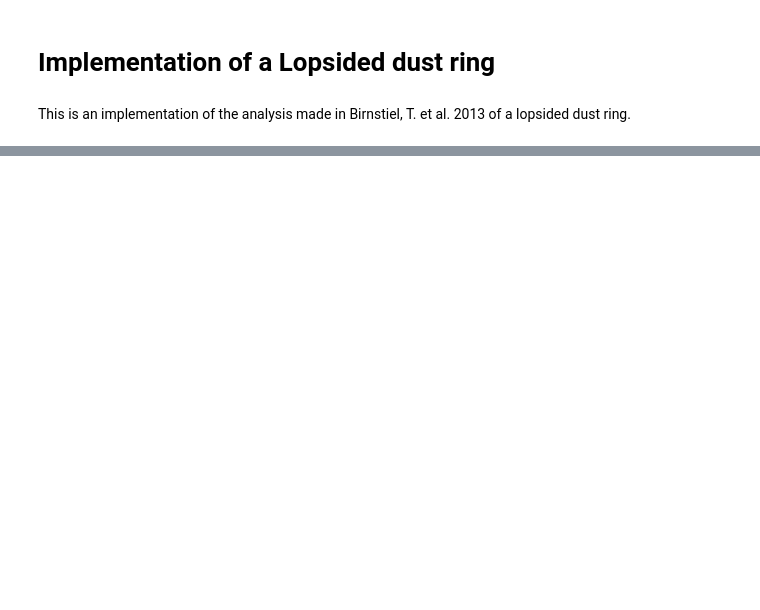
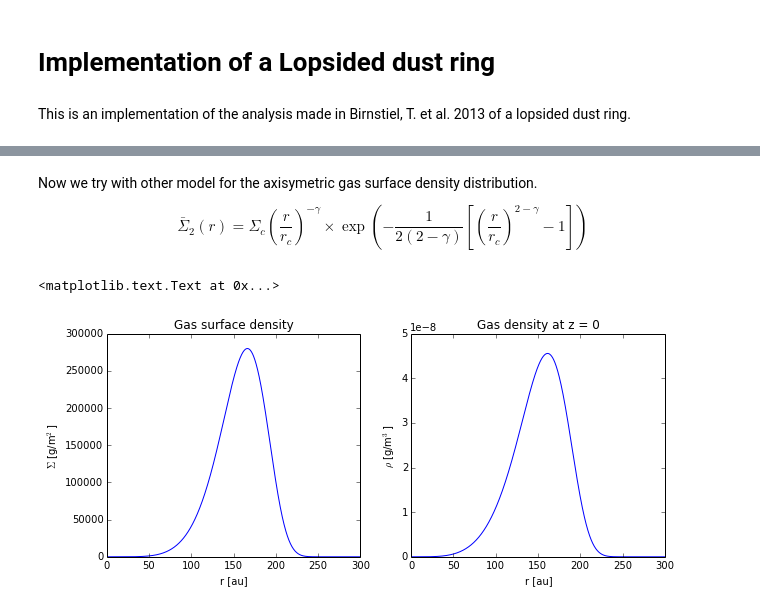
Before and after one commit to SebaMarino/ipython-notes, a Jupyter notebook: Lopsided dust ring.ipynb, the cells around one changed output, grey strips where cells are left out. Cells and saved outputs as stored; diff of their text form; code cells hidden in the pictures; blank space fills up the shorter version.

```diff
--- a/Lopsided dust ring.ipynb
+++ b/Lopsided dust ring.ipynb
@@ -326,0 +328,42 @@ plt.legend(loc=1)
+# %% [markdown]
+Now we try with other model for the axisymetric gas surface density distribution.
+$$  \bar{\Sigma}_{2}(r)=\Sigma_{c} \left(\frac{r}{r_{c}} \right) ^{-\gamma} \times \exp\left( -\frac{1}{2(2-\gamma)} \left[ \left(\frac{r}{r_{c}} \right)^{2-\gamma} -1 \right] \right) $$
+# %%
+def Sigma_p2(r,rc,sigmac,gamma):
+
+    return sigmac*(r/rc)**(-gamma)*ma.exp(-((r/rc)**(2.0-gamma)-1.0)/(2.0*(2.0-gamma)))
+
+def rho_p2(r,z,h_scale,rc,sigmac,gamma):
+
+    H=r*h_scale
+    return Sigma_p2(r,rc,sigmac,gamma)*ma.exp(-z**2.0/(2.0*H**2.0))/(ma.sqrt(2.0*ma.pi)*H*au)
+# %%
+rs=np.linspace(0.001,300,1000)
+sigma=np.zeros(1000)
+rho=np.zeros(1000)
+
+rc=120.0
+sigmac=1e5 # g/m^2
+gamma=-5.15  # the more negative gamma is, the more sharp the ring is
+
+Rs=rc*1.3 # Rs has to be slightly higher than rc
+c=1.5
+
+for i in range(1000):
+    sigma[i]=Sigma_p2(rs[i],rc,sigmac,gamma)
+    rho[i]=rho_p2(rs[i],0.0,h_scale,rc,sigmac,gamma)
+
+plt.figure(figsize=(10,4))
+plt.subplot(1,2,1)
+plt.plot(rs,sigma)
+plt.title('Gas surface density')
+plt.xlabel('r [au]')
+plt.ylabel(r'$\Sigma$ [g/m$^2$]')
+plt.subplot(1,2,2)
+plt.plot(rs,rho)
+plt.title('Gas density at z = 0')
+plt.xlabel('r [au]')
+plt.ylabel(r'$\rho$ [g/m$^3$]')
+# %% [output]
+<matplotlib.text.Text at 0x...>
+[figure, added]
```
Also changed, not shown: parts of 13 cells of this notebook, 1 other file.
